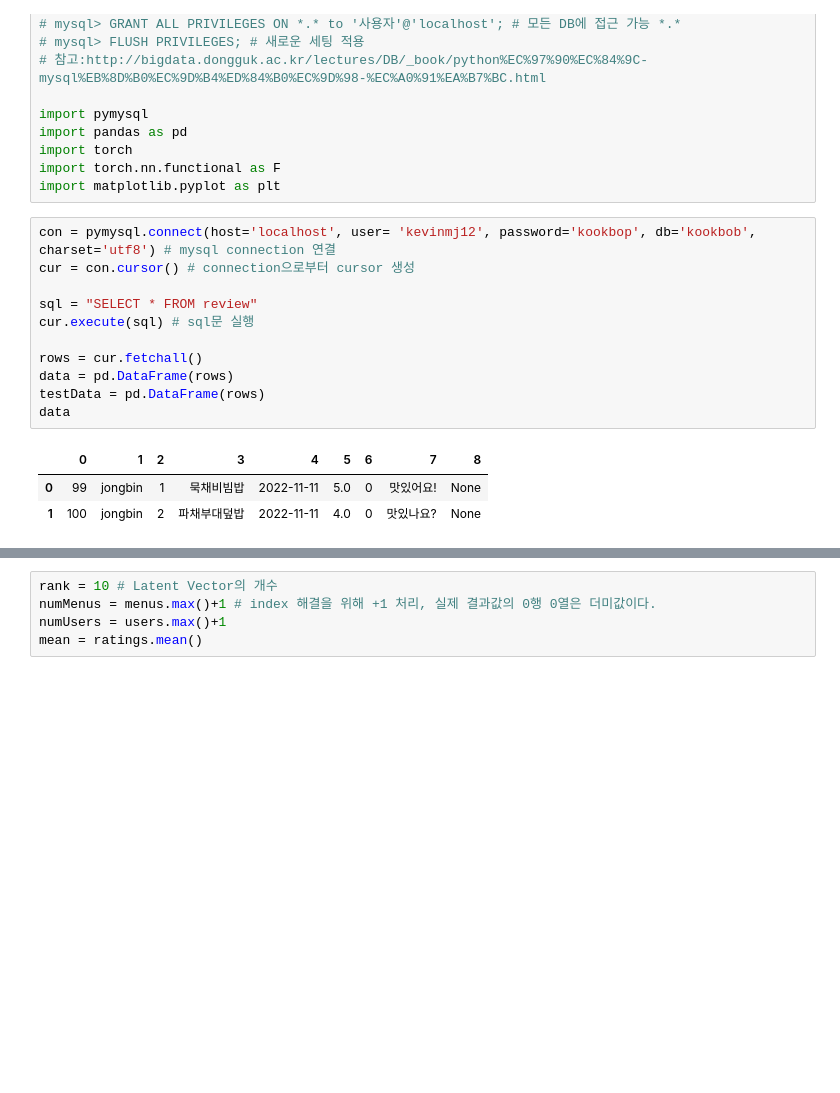
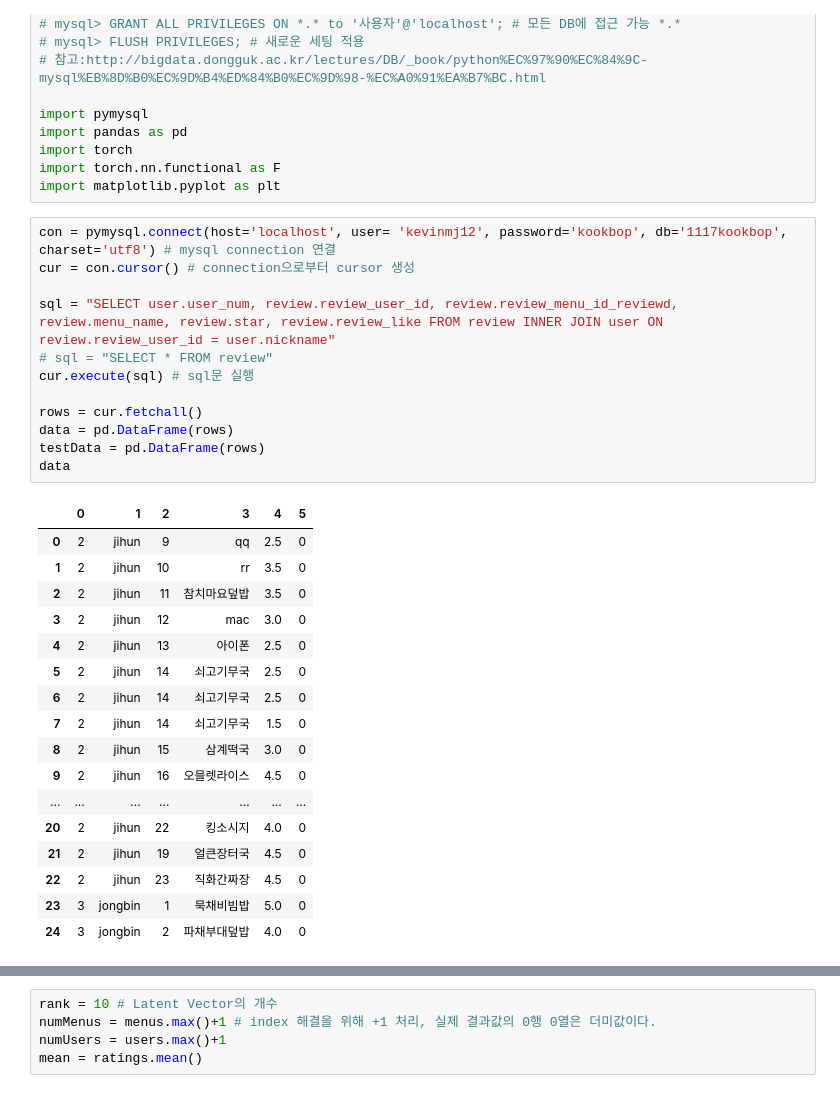
Before and after one commit to ji-hunc/kookbap, a Jupyter notebook: machineLearning/SQLConnect.ipynb, the cells around one changed output, grey strips where cells are left out. Saved outputs shown, nothing was run; the diff lists cells and outputs as text; blank space fills up the shorter version.

```diff
--- a/machineLearning/SQLConnect.ipynb
+++ b/machineLearning/SQLConnect.ipynb
@@ -16,19 +16,34 @@ import torch
 import torch.nn.functional as F
 import matplotlib.pyplot as plt
 # %%
-con = pymysql.connect(host='localhost', user= 'kevinmj12', password='kookbop', db='kookbob', charset='utf8') # mysql connection 연결
+con = pymysql.connect(host='localhost', user= 'kevinmj12', password='kookbop', db='1117kookbop', charset='utf8') # mysql connection 연결
 cur = con.cursor() # connection으로부터 cursor 생성
 
-sql = "SELECT * FROM review"
+sql = "SELECT user.user_num, review.review_user_id, review.review_menu_id_reviewd, review.menu_name, review.star, review.review_like FROM review INNER JOIN user ON review.review_user_id = user.nickname"
+# sql = "SELECT * FROM review"
 cur.execute(sql) # sql문 실행
 
 rows = cur.fetchall()
 data = pd.DataFrame(rows)
 testData = pd.DataFrame(rows)
 data
 # %% [output]
-|  | 0 | 1 | 2 | 3 | 4 | 5 | 6 | 7 | 8 |
-| 0 | 99 | jongbin | 1 | 묵채비빔밥 | 2022-11-11 | 5.0 | 0 | 맛있어요! | None |
-| 1 | 100 | jongbin | 2 | 파채부대덮밥 | 2022-11-11 | 4.0 | 0 | 맛있나요? | None |
+|  | 0 | 1 | 2 | 3 | 4 | 5 |
+| 0 | 2 | jihun | 9 | qq | 2.5 | 0 |
+| 1 | 2 | jihun | 10 | rr | 3.5 | 0 |
+| 2 | 2 | jihun | 11 | 참치마요덮밥 | 3.5 | 0 |
+| 3 | 2 | jihun | 12 | mac | 3.0 | 0 |
+| 4 | 2 | jihun | 13 | 아이폰 | 2.5 | 0 |
+| 5 | 2 | jihun | 14 | 쇠고기무국 | 2.5 | 0 |
+| 6 | 2 | jihun | 14 | 쇠고기무국 | 2.5 | 0 |
+| 7 | 2 | jihun | 14 | 쇠고기무국 | 1.5 | 0 |
+| 8 | 2 | jihun | 15 | 삼계떡국 | 3.0 | 0 |
+| 9 | 2 | jihun | 16 | 오믈렛라이스 | 4.5 | 0 |
+| ... | ... | ... | ... | ... | ... | ... |
+| 20 | 2 | jihun | 22 | 킹소시지 | 4.0 | 0 |
+| 21 | 2 | jihun | 19 | 얼큰장터국 | 4.5 | 0 |
+| 22 | 2 | jihun | 23 | 직화간짜장 | 4.5 | 0 |
+| 23 | 3 | jongbin | 1 | 묵채비빔밥 | 5.0 | 0 |
+| 24 | 3 | jongbin | 2 | 파채부대덮밥 | 4.0 | 0 |
 # %%
 menus = torch.LongTensor(data[2])
```
Also changed, not shown: parts of 4 cells of this notebook, 1 other file.
